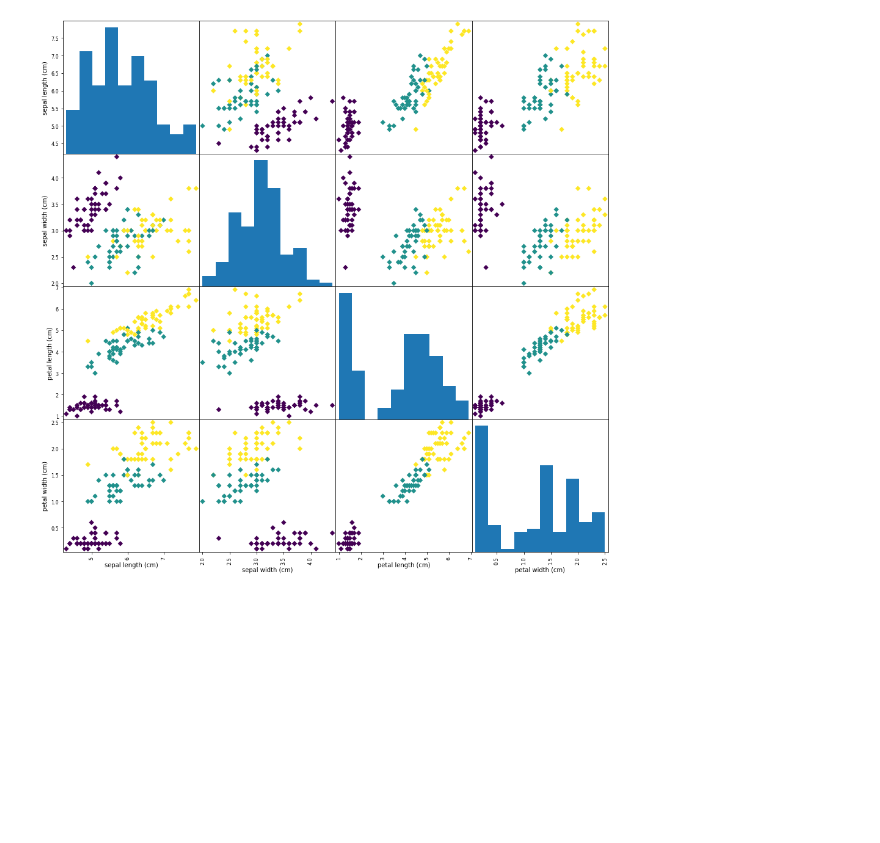
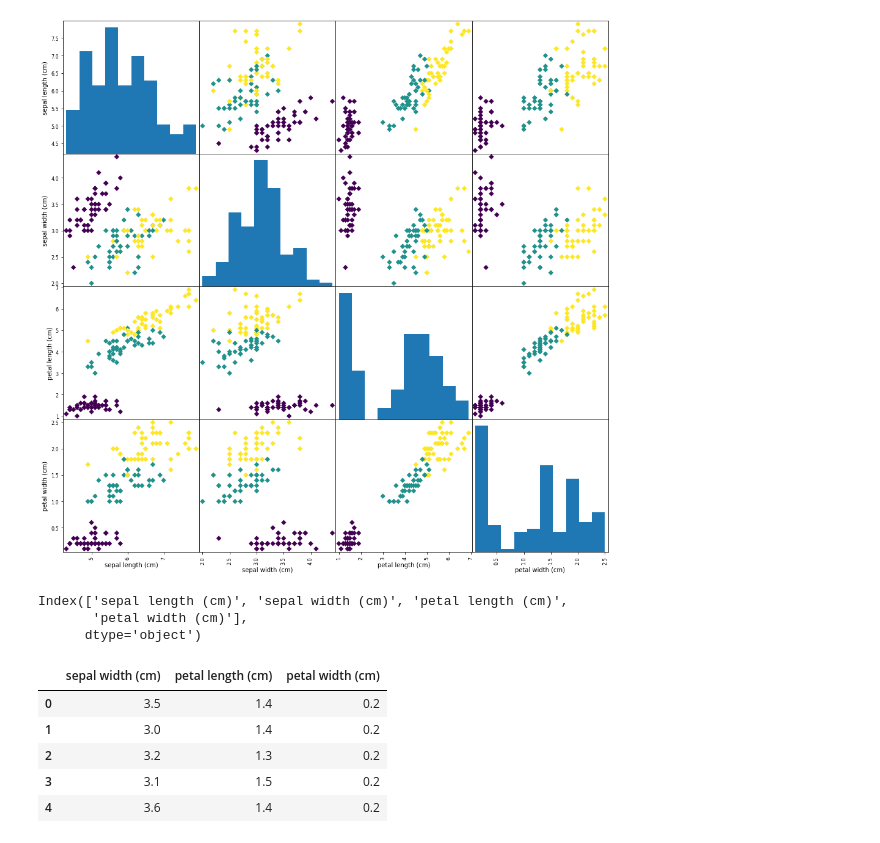
Before and after one commit to Sreekanthrshekar/personal_projects, a Jupyter notebook: iris.ipynb, the cells around one changed output. Saved outputs shown, nothing was run; the diff lists cells and outputs as text; code cells hidden in the pictures; blank space fills up the shorter version.

Commit message:
made two more feature sets based on feature pair plot.

```diff
--- a/iris.ipynb
+++ b/iris.ipynb
@@ -82,2 +83,23 @@ feature_pair = pd.plotting.scatter_matrix(X_train, c=y_train, figsize=(16,16), m
 # %% [output]
 [figure]
+# %%
+X.columns
+# %% [output]
+Index(['sepal length (cm)', 'sepal width (cm)', 'petal length (cm)',
+       'petal width (cm)'],
+      dtype='object')
+# %%
+X1 = X[[ 'sepal width (cm)', 'petal length (cm)',
+       'petal width (cm)']]
+X2 = X[['sepal length (cm)', 'petal length (cm)',
+       'petal width (cm)']]
+# made two more feature sets based on feature pair plot.
+# %%
+X1.head()
+# %% [output]
+|  | sepal width (cm) | petal length (cm) | petal width (cm) |
+| 0 | 3.5 | 1.4 | 0.2 |
+| 1 | 3.0 | 1.4 | 0.2 |
+| 2 | 3.2 | 1.3 | 0.2 |
+| 3 | 3.1 | 1.5 | 0.2 |
+| 4 | 3.6 | 1.4 | 0.2 |
```
Also changed, not shown: parts of 2 cells of this notebook.
